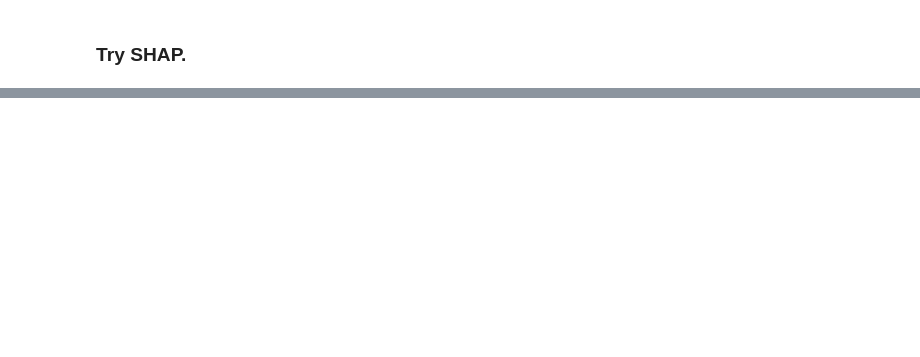
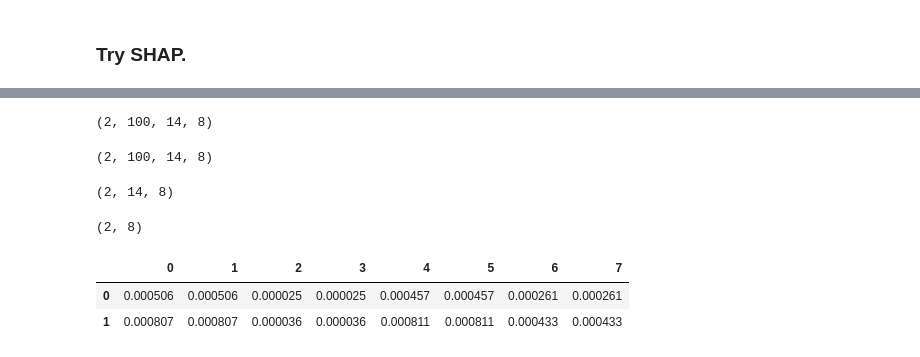
Before and after one commit to emf98/LessonsLearned, a Jupyter notebook: ellipse_lstm/LSTM_ellipsemetrics.ipynb, the cells around one changed output, grey strips where cells are left out. Saved outputs shown, nothing was run; the diff lists cells and outputs as text; code cells hidden in the pictures; blank space fills up the shorter version.

Commit message:
Fix SHAP in ellipse LSTM

```diff
--- a/ellipse_lstm/LSTM_ellipsemetrics.ipynb
+++ b/ellipse_lstm/LSTM_ellipsemetrics.ipynb
@@ -451,18 +553,27 @@ shap_values = explainer.shap_values(X_train[:100])
 # %%
 #change shap values to array
 shap_values = np.array(shap_values)
+shap_values = shap_values.reshape(2,100,14,8)
 shap_values.shape
+# %% [output]
+(2, 100, 14, 8)
 # %%
 aggs = np.abs(shap_values) ##aggregate over the samples to make all positive
 aggs.shape
+# %% [output]
+(2, 100, 14, 8)
 # %%
 #take mean along sample dimension
 aggs = aggs.mean(axis=1)
 aggs.shape
+# %% [output]
+(2, 14, 8)
 # %%
 feat_cat = aggs.mean(axis=1) ##take mean along timestep axis
 feat_cat.shape
 feat_cat_df = pd.DataFrame(feat_cat) #turn into pandas dataframe
 # %%
 feat_cat.shape
+# %% [output]
+(2, 8)
 # %%
@@ -471,5 +580,11 @@ feat_cat.shape
 #labels for columns
 features = ['wind','rat','cenlat','cenlon','size','ephi','gph','pv']
+# %%
+feat_cat_df
+# %% [output]
+|  | 0 | 1 | 2 | 3 | 4 | 5 | 6 | 7 |
+| 0 | 0.000506 | 0.000506 | 0.000025 | 0.000025 | 0.000457 | 0.000457 | 0.000261 | 0.000261 |
+| 1 | 0.000807 | 0.000807 | 0.000036 | 0.000036 | 0.000811 | 0.000811 | 0.000433 | 0.000433 |
 # %%
 #add labels and transpose model
 feat_cat_df.columns = features
```
Also changed, not shown: parts of 28 cells of this notebook, 1 other file.
